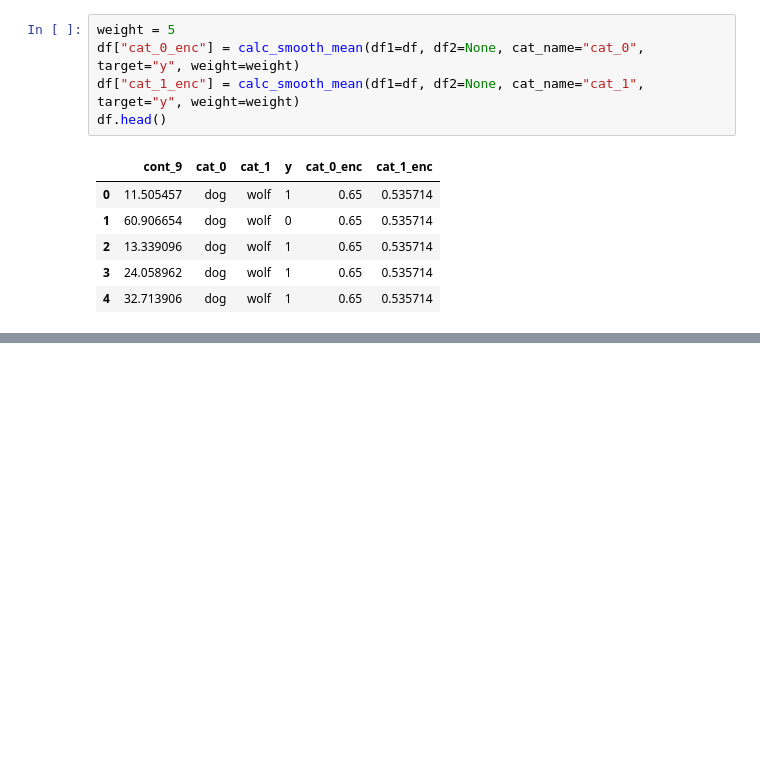
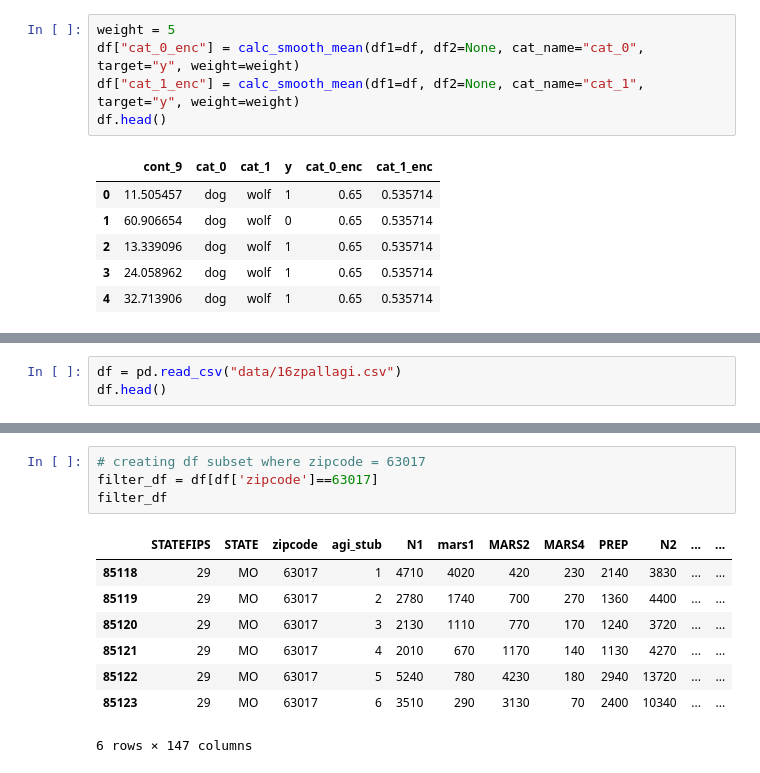
Before and after one commit to omar11205/torchDeepLearning, a Jupyter notebook: pandas_cc/pd_preprocessing.ipynb, the cells around one changed output, grey strips where cells are left out. Cells and saved outputs as stored; diff of their text form; blank space fills up the shorter version.

```diff
--- a/pandas_cc/pd_preprocessing.ipynb
+++ b/pandas_cc/pd_preprocessing.ipynb
@@ -398,0 +599,3 @@ There may be information lurking in the order of the rows of your dataset. Unles
+# %%
+df = pd.read_csv("data/16zpallagi.csv")
+df.head()
@@ -398,0 +610,13 @@ There may be information lurking in the order of the rows of your dataset. Unles
+# %%
+# creating df subset where zipcode = 63017
+filter_df = df[df['zipcode']==63017]
+filter_df
+# %% [output]
+|  | STATEFIPS | STATE | zipcode | agi_stub | N1 | mars1 | MARS2 | MARS4 | PREP | N2 | ... | ... |
+| 85118 | 29 | MO | 63017 | 1 | 4710 | 4020 | 420 | 230 | 2140 | 3830 | ... | ... |
+| 85119 | 29 | MO | 63017 | 2 | 2780 | 1740 | 700 | 270 | 1360 | 4400 | ... | ... |
+| 85120 | 29 | MO | 63017 | 3 | 2130 | 1110 | 770 | 170 | 1240 | 3720 | ... | ... |
+| 85121 | 29 | MO | 63017 | 4 | 2010 | 670 | 1170 | 140 | 1130 | 4270 | ... | ... |
+| 85122 | 29 | MO | 63017 | 5 | 5240 | 780 | 4230 | 180 | 2940 | 13720 | ... | ... |
+| 85123 | 29 | MO | 63017 | 6 | 3510 | 290 | 3130 | 70 | 2400 | 10340 | ... | ... |
+6 rows × 147 columns
```
Also changed, not shown: parts of 47 cells of this notebook.
